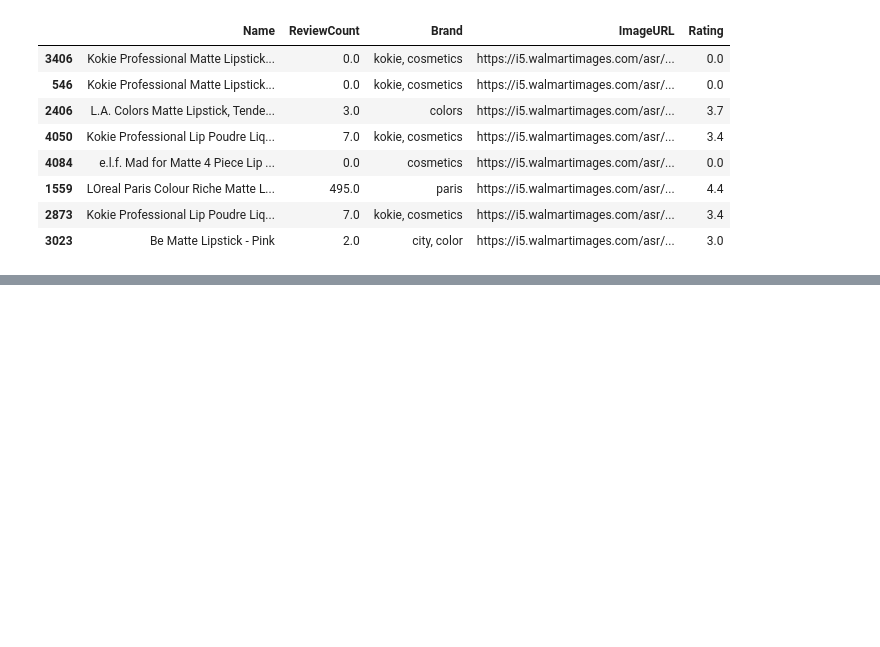
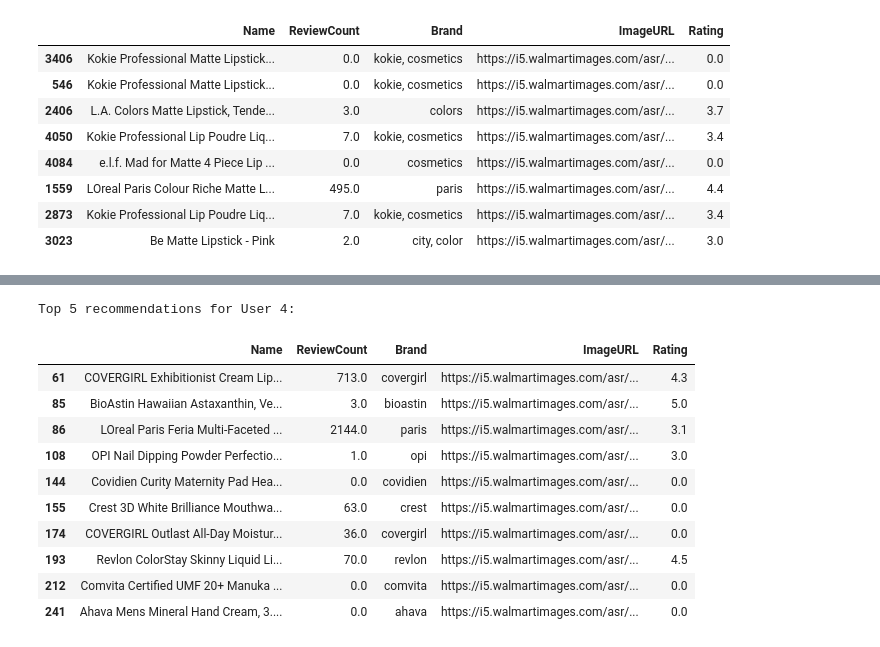
Before and after one commit to Ramk416/product_recommendation_system, a Jupyter notebook: recommendation_project.ipynb, the cells around one changed output, grey strips where cells are left out. Saved outputs shown, nothing was run; the diff lists cells and outputs as text; code cells hidden in the pictures; blank space fills up the shorter version.

```diff
--- a/recommendation_project.ipynb
+++ b/recommendation_project.ipynb
@@ -409,0 +469,52 @@ similar_user_indices = user_similarities.argsort()[::-1][1:]
+# %%
+def collaborative_filtering_recommendations(train_data, target_user_id, top_n=10):
+    # Create the user-item matrix
+    user_item_matrix = train_data.pivot_table(index='ID', columns='ProdID', values='Rating', aggfunc='mean').fillna(0)
+
+    # Calculate the user similarity matrix using cosine similarity
+    user_similarity = cosine_similarity(user_item_matrix)
+
+    # Find the index of the target user in the matrix
+    target_user_index = user_item_matrix.index.get_loc(target_user_id)
+
+    # Get the similarity scores for the target user
+    user_similarities = user_similarity[target_user_index]
+
+    # Sort the users by similarity in descending order (excluding the target user)
+    similar_users_indices = user_similarities.argsort()[::-1][1:]
+
+    # Generate recommendations based on similar users
+    recommended_items = []
+
+    for user_index in similar_users_indices:
+        # Get items rated by the similar user but not by the target user
+        rated_by_similar_user = user_item_matrix.iloc[user_index]
+        not_rated_by_target_user = (rated_by_similar_user == 0) & (user_item_matrix.iloc[target_user_index] == 0)
+
+        # Extract the item IDs of recommended items
+        recommended_items.extend(user_item_matrix.columns[not_rated_by_target_user][:top_n])
+
+    # Get the details of recommended items
+    recommended_items_details = train_data[train_data['ProdID'].isin(recommended_items)][['Name', 'ReviewCount', 'Brand', 'ImageURL', 'Rating']]
+
+    return recommended_items_details.head(10)
+
+# Example usage
+target_user_id = 4
+top_n = 5
+collaborative_filtering_rec = collaborative_filtering_recommendations(train_data, target_user_id)
+print(f"Top {top_n} recommendations for User {target_user_id}:")
+collaborative_filtering_rec
+# %% [output]
+Top 5 recommendations for User 4:
+|  | Name | ReviewCount | Brand | ImageURL | Rating |
+| 61 | COVERGIRL Exhibitionist Cream Lip... | 713.0 | covergirl | https://i5.walmartimages.com/asr/... | 4.3 |
+| 85 | BioAstin Hawaiian Astaxanthin, Ve... | 3.0 | bioastin | https://i5.walmartimages.com/asr/... | 5.0 |
+| 86 | LOreal Paris Feria Multi-Faceted ... | 2144.0 | paris | https://i5.walmartimages.com/asr/... | 3.1 |
+| 108 | OPI Nail Dipping Powder Perfectio... | 1.0 | opi | https://i5.walmartimages.com/asr/... | 3.0 |
+| 144 | Covidien Curity Maternity Pad Hea... | 0.0 | covidien | https://i5.walmartimages.com/asr/... | 0.0 |
+| 155 | Crest 3D White Brilliance Mouthwa... | 63.0 | crest | https://i5.walmartimages.com/asr/... | 0.0 |
+| 174 | COVERGIRL Outlast All-Day Moistur... | 36.0 | covergirl | https://i5.walmartimages.com/asr/... | 0.0 |
+| 193 | Revlon ColorStay Skinny Liquid Li... | 70.0 | revlon | https://i5.walmartimages.com/asr/... | 4.5 |
+| 212 | Comvita Certified UMF 20+ Manuka ... | 0.0 | comvita | https://i5.walmartimages.com/asr/... | 0.0 |
+| 241 | Ahava Mens Mineral Hand Cream, 3.... | 0.0 | ahava | https://i5.walmartimages.com/asr/... | 0.0 |
```
Also changed, not shown: parts of 11 cells of this notebook.
